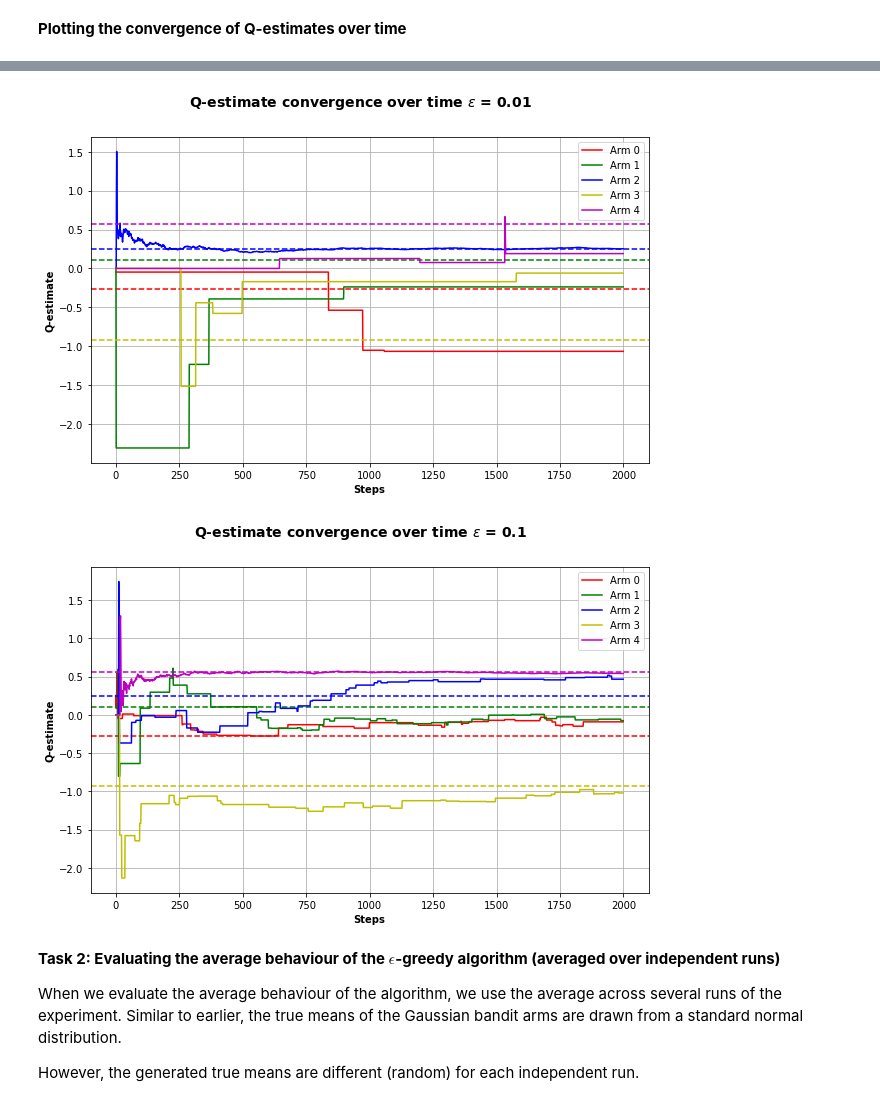
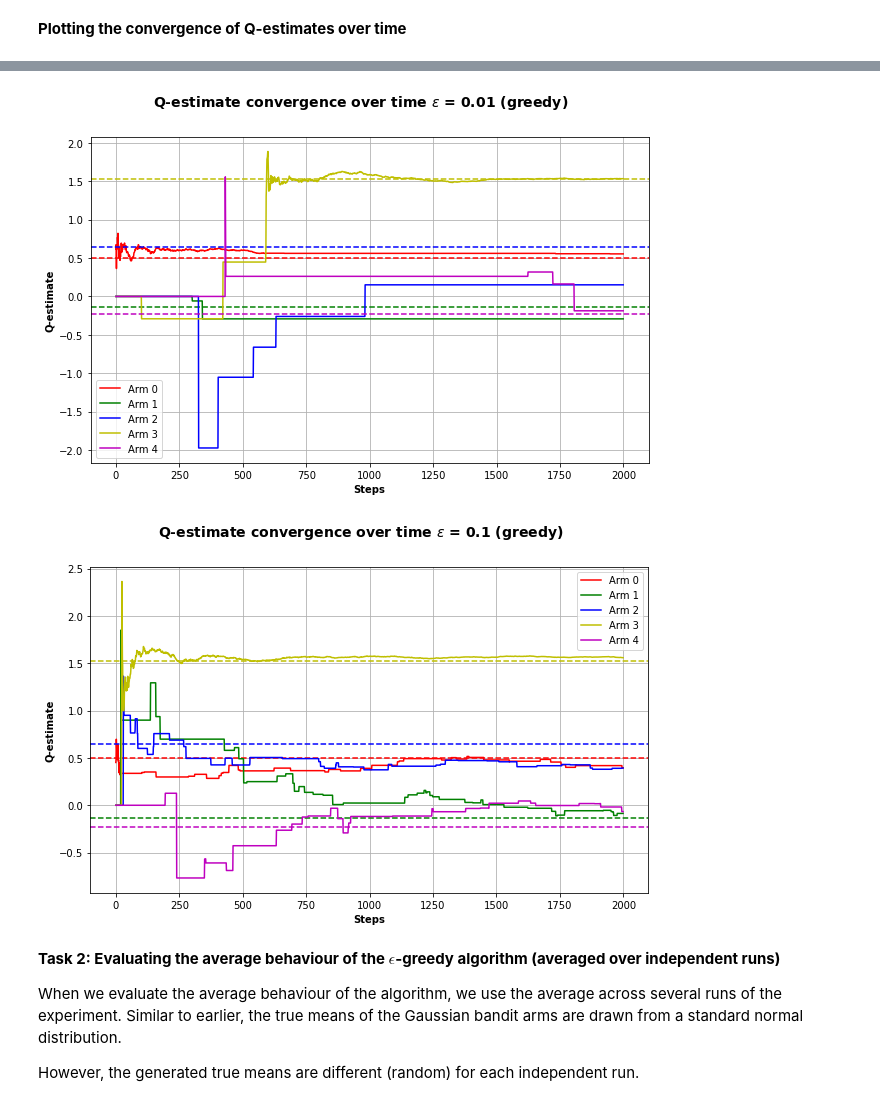
Before and after one commit to Rohith-Rongali/CS6700-RL, a Jupyter notebook: Tutorials/Tutorial_2_MAB.ipynb, the cells around one changed output, grey strips where cells are left out. Saved outputs shown, nothing was run; the diff lists cells and outputs as text; code cells hidden in the pictures.

```diff
--- a/Tutorials/Tutorial_2_MAB.ipynb
+++ b/Tutorials/Tutorial_2_MAB.ipynb
@@ -163,28 +163,39 @@ def eps_greedy(epsilon, num_arms, mus):
         # Epsilon-greedily picking an action
 
 
+        rno = np.random.random()
+        if rno<epsilon:
+          arm = np.random.choice(num_arms)
+        else:
+          arm = np.argmax(q)
+
+
+
 
         # Increment the sample count of the selected arm
-
+        times_sampled[arm]+=1
 
 
         # Pulling the arm to get a sample reward (using pull_MAB function)
         # and storing the reward in the list for later plotting
 
-
+        rewards.append(pull_MAB(arm,mus))
 
         # Stochastic averaging (online update) of Q-estimate
+
+        q[arm] = q[arm]+(rewards[-1]-q[arm])/times_sampled[arm]
 
 
         # Storing each Q-estimate at the current time step in the corresponding
         # list within "q_of_all_arms_over_time"
+        for i in range(num_arms):
+          q_of_all_arms_over_time[i].append(q[i])
+
+
+        # Comment out the pass when code is written
 
 
 
-        # Comment out the pass when code is written
-        pass
-
-
     return q, rewards, q_of_all_arms_over_time
 # %%
 seed = 42   # Use random seed = 42
@@ -234,14 +249,17 @@ q_plotter('Q-estimate convergence over time $\epsilon$ = 0 (greedy)', all_q1s,
 # Plot similar convergence plot for epsilon = 0.01
 
 '''YOUR CODE HERE'''
+q_plotter('Q-estimate convergence over time $\epsilon$ = 0.01 (greedy)', all_q2s, mus = mus)
 # %% [output]
-[figure, old version]
+[figure, new version]
 # %%
 # Plot similar convergence plot for epsilon = 0.1
 
 '''YOUR CODE HERE'''
+q_plotter('Q-estimate convergence over time $\epsilon$ = 0.1 (greedy)', all_q3s,
+          mus = mus)
 # %% [output]
-[figure, old version]
+[figure, new version]
 # %% [markdown]
 **Task 2: Evaluating the average behaviour of the $\epsilon$-greedy algorithm (averaged over independent runs)**
 
```
Also changed, not shown: parts of 12 cells of this notebook, 3 other files.
